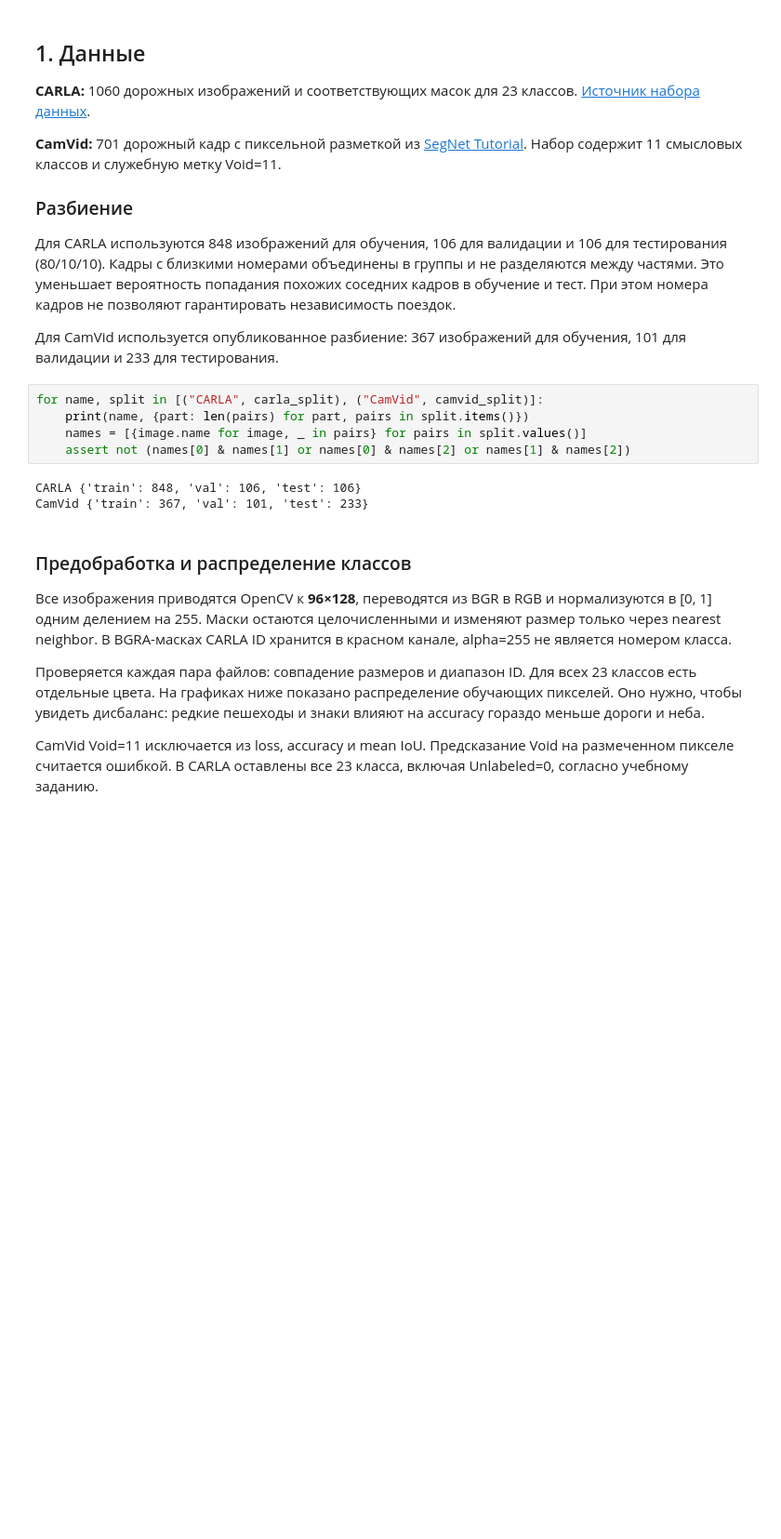
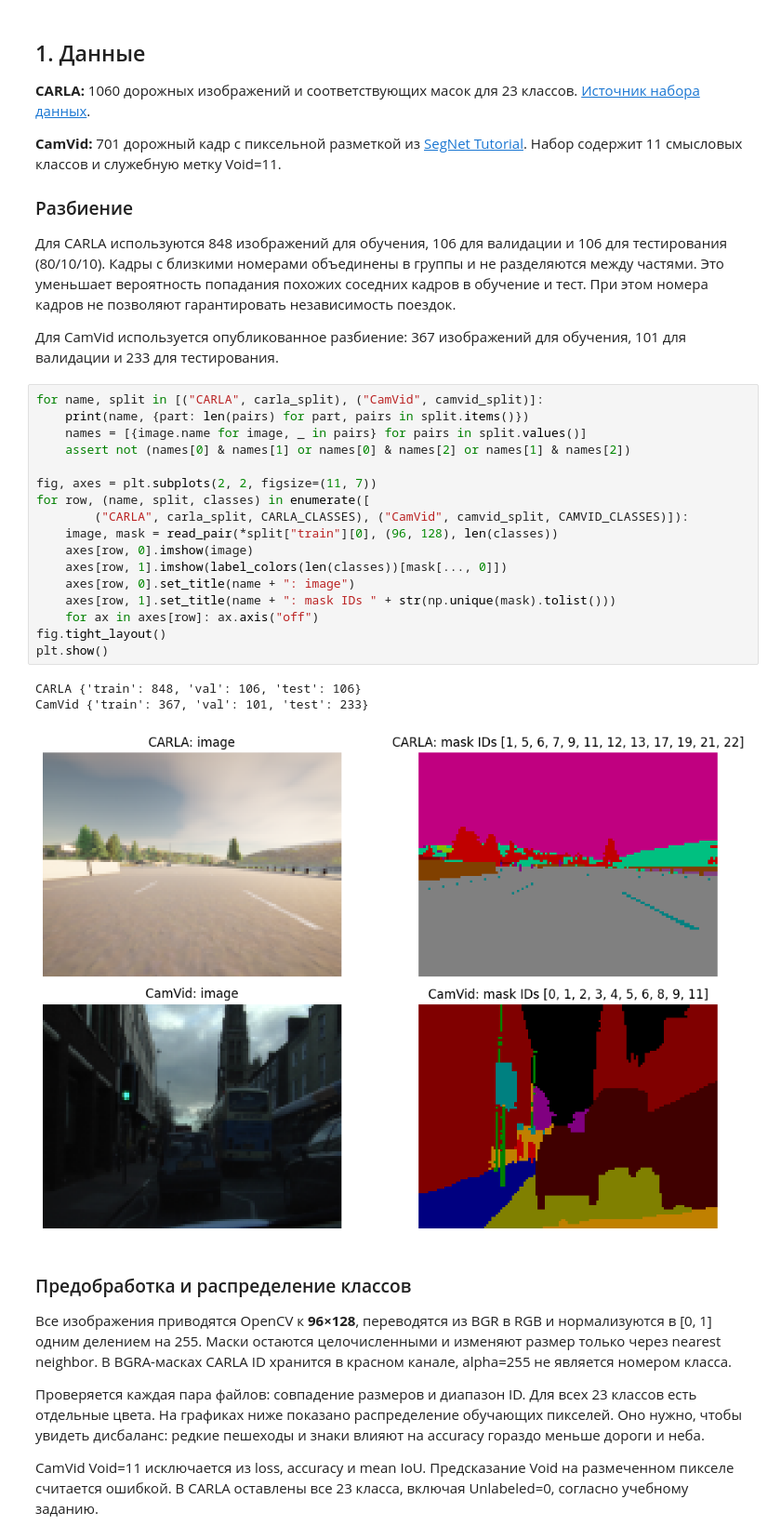
Before and after one commit to alinaRN1/cv2, a Jupyter notebook: CV_L2.ipynb, the cells around one changed output. Shown at 93% size. Drawn from its saved outputs; the diff is of its cells as text; blank space fills up the shorter version.

```diff
--- a/CV_L2.ipynb
+++ b/CV_L2.ipynb
@@ -52,11 +52,24 @@ TensorFlow: 2.18.1
 # %%
 for name, split in [("CARLA", carla_split), ("CamVid", camvid_split)]:
     print(name, {part: len(pairs) for part, pairs in split.items()})
     names = [{image.name for image, _ in pairs} for pairs in split.values()]
     assert not (names[0] & names[1] or names[0] & names[2] or names[1] & names[2])
+
+fig, axes = plt.subplots(2, 2, figsize=(11, 7))
+for row, (name, split, classes) in enumerate([
+        ("CARLA", carla_split, CARLA_CLASSES), ("CamVid", camvid_split, CAMVID_CLASSES)]):
+    image, mask = read_pair(*split["train"][0], (96, 128), len(classes))
+    axes[row, 0].imshow(image)
+    axes[row, 1].imshow(label_colors(len(classes))[mask[..., 0]])
+    axes[row, 0].set_title(name + ": image")
+    axes[row, 1].set_title(name + ": mask IDs " + str(np.unique(mask).tolist()))
+    for ax in axes[row]: ax.axis("off")
+fig.tight_layout()
+plt.show()
 # %% [output]
 CARLA {'train': 848, 'val': 106, 'test': 106}
 CamVid {'train': 367, 'val': 101, 'test': 233}
+[figure, added]
 # %% [markdown]
 ### Предобработка и распределение классов
 
```
Also changed, not shown: parts of 7 cells of this notebook, 12 other files.
